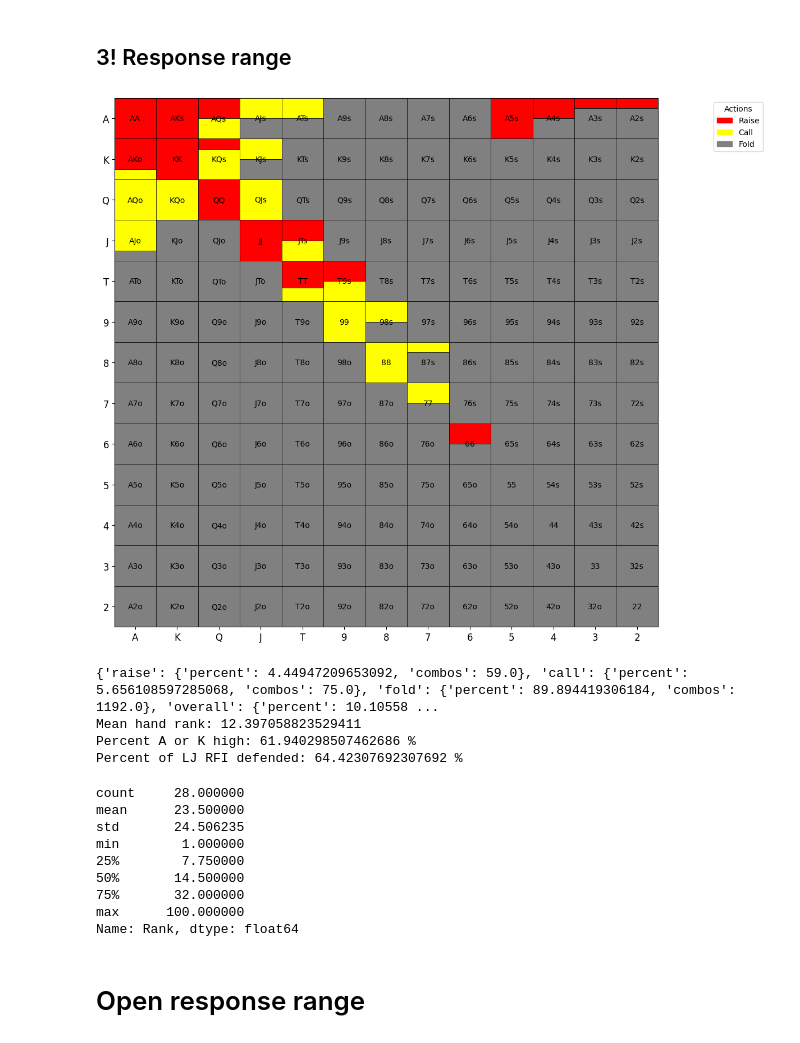
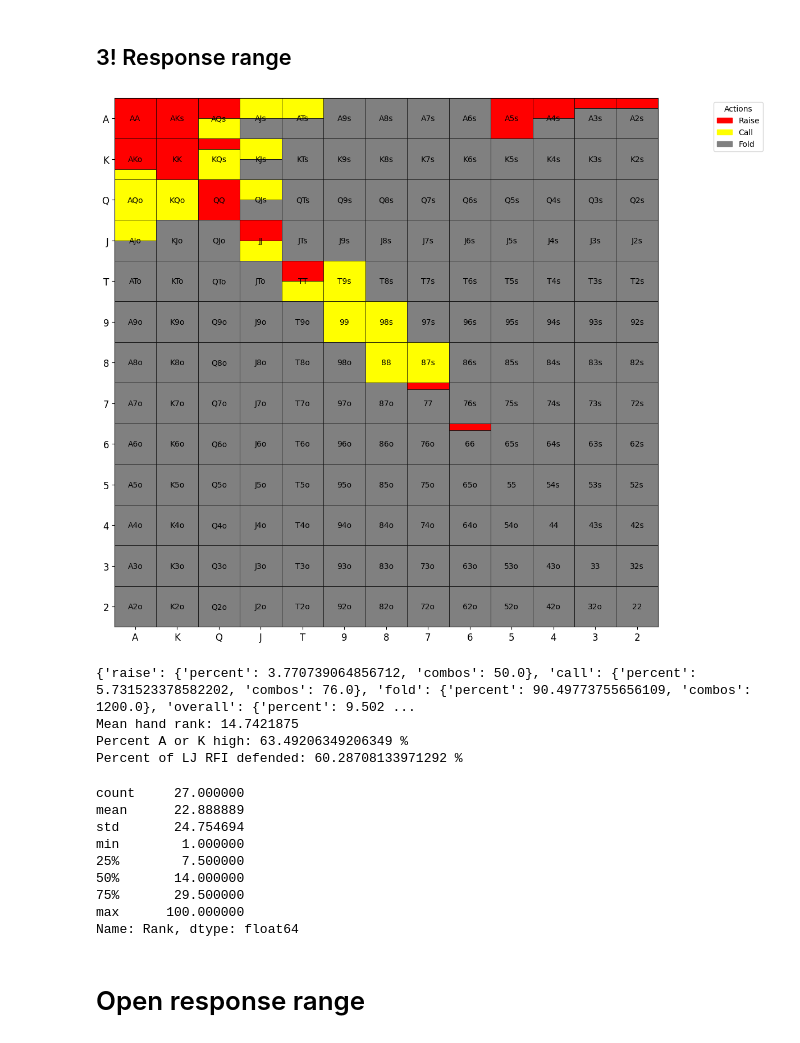
Before and after one commit to KunaalAgarwal/poker_analysis, a Jupyter notebook: src/lj_ranges.ipynb, the cells around one changed output. Drawn from its saved outputs; the diff is of its cells as text; code cells hidden in the pictures.

```diff
--- a/src/lj_ranges.ipynb
+++ b/src/lj_ranges.ipynb
@@ -21,7 +21,7 @@ rfi_range = {
     "88": {"raise": 1.0, "call": 0.0},
     "66": {"raise": 0.5, "call": 0.0},
     "55": {"raise": 0.5, "call": 0.0}, # mixing the low pocket pairs with folds (as they infrequently call 3bets)
-    "44": {"raise": 0.5, "call": 0.0},
+    "44": {"raise": 0.0, "call": 0.0},
     "33": {"raise": 0.0, "call": 0.0},
     "22": {"raise": 0.0, "call": 0.0},
 
@@ -67,8 +67,8 @@ rfi_range = {
     "K7o": {"raise": 0.0, "call": 0.0},
 
     "QJs": {"raise": 1.0, "call": 0.0},
-    "QTs": {"raise": 0.5, "call": 0.0},
-    "Q9s": {"raise": 0.0, "call": 0.0},
+    "QTs": {"raise": 1.0, "call": 0.0},
+    "Q9s": {"raise": 0.5, "call": 0.0},
     "Q8s": {"raise": 0.0, "call": 0.0},
 
     "QJo": {"raise": 0.5, "call": 0.0},
@@ -137,12 +137,12 @@ response_3bet_range = {
     "AA": {"raise": 1.0, "call": 0.0},
     "KK": {"raise": 1.0, "call": 0.0},
     "QQ": {"raise": 1.0, "call": 0.0},
-    "JJ": {"raise": 1.0, "call": 0.0},
-    "TT": {"raise": 2/3, "call": 1/3},
+    "JJ": {"raise": 0.5, "call": 0.5},
+    "TT": {"raise": 0.5, "call": 0.5},
     "99": {"raise": 0.0, "call": 1.0},
     "88": {"raise": 0.0, "call": 1.0},
-    "77": {"raise": 0.0, "call": 0.5},
-    "66": {"raise": 0.5, "call": 0.0}, # 4bet bluff (unblocks AK, AQ, AJ, KQ, etc.), while ahead of those hands
+    "77": {"raise": 1/6, "call": 0.0},
+    "66": {"raise": 1/6, "call": 0.0}, # 4bet bluff (unblocks AK, AQ, AJ, KQ, etc.), while ahead of those hands
     "55": {"raise": 0.0, "call": 0.0}, # folding 44 and 55 (minor note but blocks some 3bet bluffs with suited wheel Aces that would definitely fold to 4bet)
     "44": {"raise": 0.0, "call": 0.0},
     "33": {"raise": 0.0, "call": 0.0},
@@ -165,7 +165,7 @@ response_3bet_range = {
 
     "AKo": {"raise": .75, "call": 0.25}, # uncap flatting range
     "AQo": {"raise": 0.0, "call": 1.0},
-    "AJo": {"raise": 0.0, "call": 0.75},
+    "AJo": {"raise": 0.0, "call": 0.5},
     "ATo": {"raise": 0.0, "call": 0.0}, # depending how much 3betting can add this as a partial call
     "A9o": {"raise": 0.0, "call": 0.0},
     "A5o": {"raise": 0.0, "call": 0.0},
@@ -182,61 +182,61 @@ response_3bet_range = {
     "KJo": {"raise": 0.0, "call": 0.0},
     "KTo": {"raise": 0.0, "call": 0.0},
 
-    "QJs": {"raise": 0.0, "call": 1.0},
+    "QJs": {"raise": 0.0, "call": 0.5},
     "QTs": {"raise": 0.0, "call": 0.0},
 
     "QJo": {"raise": 0.0, "call": 0.0},
     "QTo": {"raise": 0.0, "call": 0.0},
     "Q9o": {"raise": 0.0, "call": 0.0},
 
-    "JTs": {"raise": 0.5, "call": 0.5}, # unblocks the weaker pairs that are 3bet as bluffs/value, playable if called
+    "JTs": {"raise": 0.0, "call": 0.0},
     "J9s": {"raise": 0.0, "call": 0.0},
 
     "JTo": {"raise": 0.0, "call": 0.0},
     "J9o": {"raise": 0.0, "call": 0.0},
 
-    "T9s": {"raise": 0.5, "call": 0.5}, # unblocks the weaker pairs that are 3bet as bluffs/value, playable if called
+    "T9s": {"raise": 0.0, "call": 1.0}, # unblocks the weaker pairs that are 3bet as bluffs/value, playable if called
     "T8s": {"raise": 0.0, "call": 0.0},
 
-    "98s": {"raise": 0.0, "call": 0.5}, # sometimes can call, adjust based on how tight the 3bet is
+    "98s": {"raise": 0.0, "call": 1.0}, # sometimes can call, adjust based on how tight the 3bet is
     "97s": {"raise": 0.0, "call": 0.0},
 
-    "87s": {"raise": 0.0, "call": 0.25}, # low frequency call, adjust accordingly
+    "87s": {"raise": 0.0, "call": 1.0}, # low frequency call, adjust accordingly
     "86s": {"raise": 0.0, "call": 0.0},
 
     "76s": {"raise": 0.0, "call": 0.0},
     "75s": {"raise": 0.0, "call": 0.0},
 
     "65s": {"raise": 0.0, "call": 0.0},
 }
 # Visualize the range
 response_3bet = range_construction.generate_range(response_3bet_range, '../ranges/lj_ranges/lj_3!response.png')
 response_3bet_distribution = range_construction.range_hand_distribution(response_3bet_range)
 response_3bet_percent_by_actions = range_construction.range_percent_by_all_actions(response_3bet_range)
 response_3bet_mean_hand_rank = range_construction.average_range_rank(response_3bet_range)
 
 defended_rfi = 100*response_3bet_percent_by_actions['overall']['combos'] / rfi_percent_by_actions['overall']['combos']
 
 print(response_3bet_percent_by_actions)
 print(f'Mean hand rank: {response_3bet_mean_hand_rank}')
 print(f'Percent A or K high: {range_construction.percent_range_high_card(response_3bet_range)} %')
 print(f'Percent of LJ RFI defended: {defended_rfi} %')
 
 response_3bet_distribution[1].to_csv('../ranges/lj_ranges/lj_3bet_response_distribution.csv')
 response_3bet_distribution[0]
 # %% [output]
-[figure, old version]
+[figure, new version]
-{'raise': {'percent': 4.44947209653092, 'combos': 59.0}, 'call': {'percent': 5.656108597285068, 'combos': 75.0}, 'fold': {'percent': 89.894419306184, 'combos': 1192.0}, 'overall': {'percent': 10.10558 ...
-Mean hand rank: 12.397058823529411
-Percent A or K high: 61.940298507462686 %
-Percent of LJ RFI defended: 64.42307692307692 %
+{'raise': {'percent': 3.770739064856712, 'combos': 50.0}, 'call': {'percent': 5.731523378582202, 'combos': 76.0}, 'fold': {'percent': 90.49773755656109, 'combos': 1200.0}, 'overall': {'percent': 9.502 ...
+Mean hand rank: 14.7421875
+Percent A or K high: 63.49206349206349 %
+Percent of LJ RFI defended: 60.28708133971292 %
-count     28.000000
-mean      23.500000
-std       24.506235
+count     27.000000
+mean      22.888889
+std       24.754694
 min        1.000000
-25%        7.750000
-50%       14.500000
-75%       32.000000
+25%        7.500000
+50%       14.000000
+75%       29.500000
 max      100.000000
 Name: Rank, dtype: float64
 # %% [markdown]
```
Also changed, not shown: parts of 3 cells of this notebook, 18 other files.
